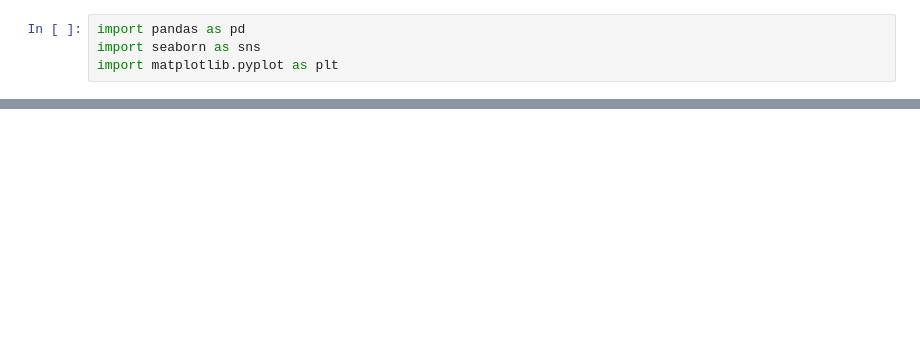
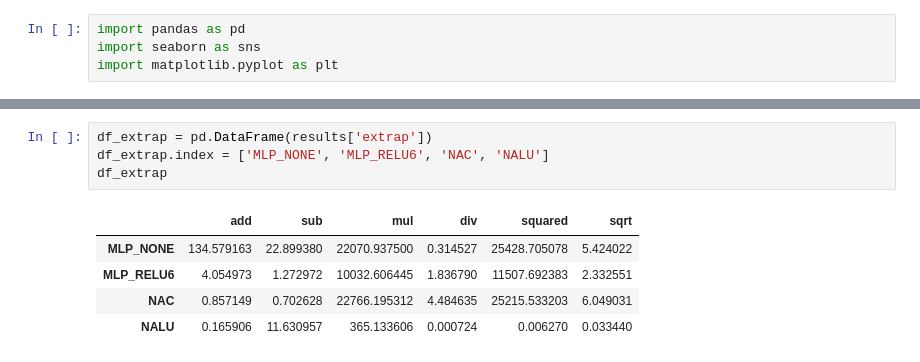
Before and after one commit to danielkelshaw/torchNALU, a Jupyter notebook: nalu_network.ipynb, the cells around one changed output, grey strips where cells are left out. Drawn from its saved outputs; the diff is of its cells as text; blank space fills up the shorter version.

```diff
--- a/nalu_network.ipynb
+++ b/nalu_network.ipynb
@@ -179,0 +163,10 @@ sns.barplot(x=df_interp.index, y='div', data=df_interp, ax=axs[3])
+# %%
+df_extrap = pd.DataFrame(results['extrap'])
+df_extrap.index = ['MLP_NONE', 'MLP_RELU6', 'NAC', 'NALU']
+df_extrap
+# %% [output]
+|  | add | sub | mul | div | squared | sqrt |
+| MLP_NONE | 134.579163 | 22.899380 | 22070.937500 | 0.314527 | 25428.705078 | 5.424022 |
+| MLP_RELU6 | 4.054973 | 1.272972 | 10032.606445 | 1.836790 | 11507.692383 | 2.332551 |
+| NAC | 0.857149 | 0.702628 | 22766.195312 | 4.484635 | 25215.533203 | 6.049031 |
+| NALU | 0.165906 | 11.630957 | 365.133606 | 0.000724 | 0.006270 | 0.033440 |
```
Also changed, not shown: parts of 11 cells of this notebook, 1 other file.
